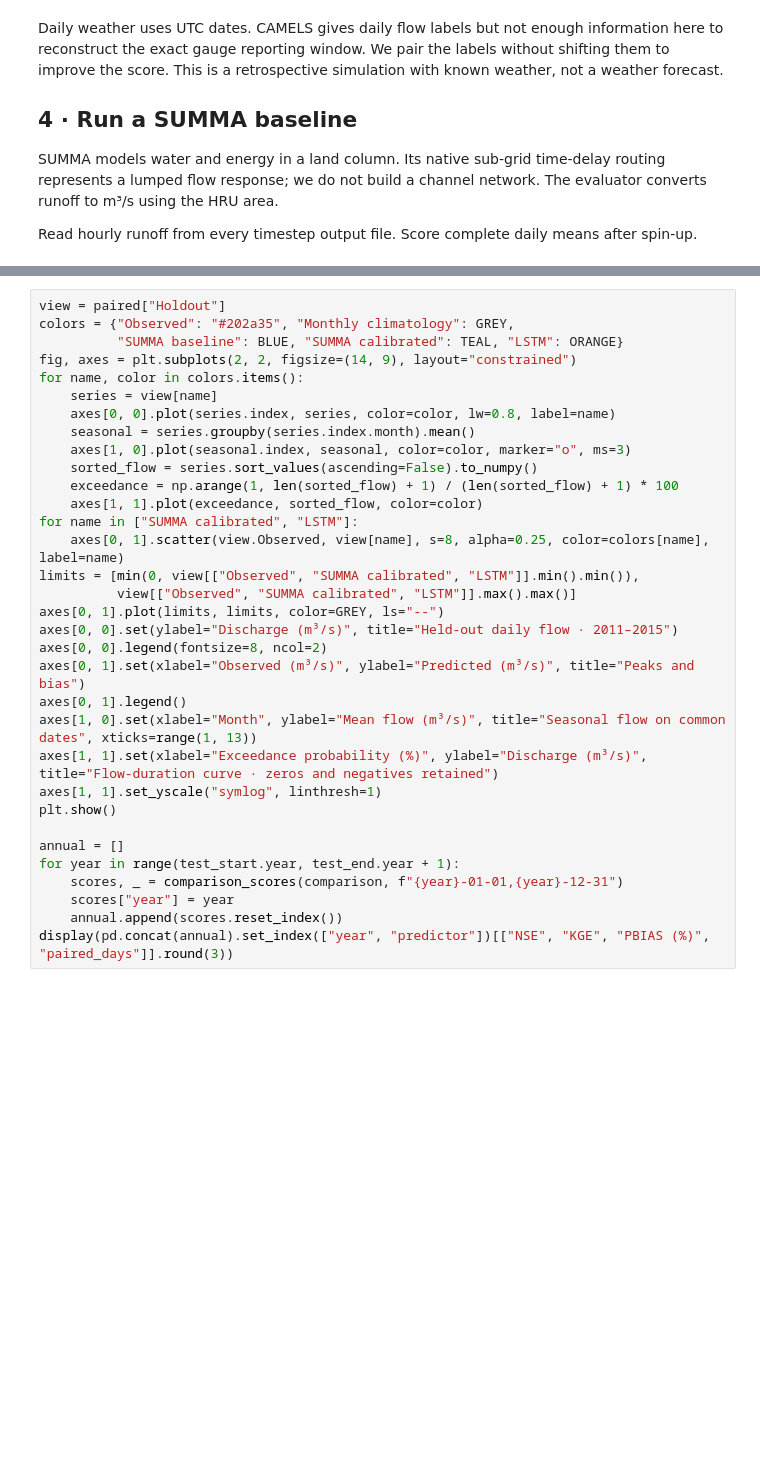
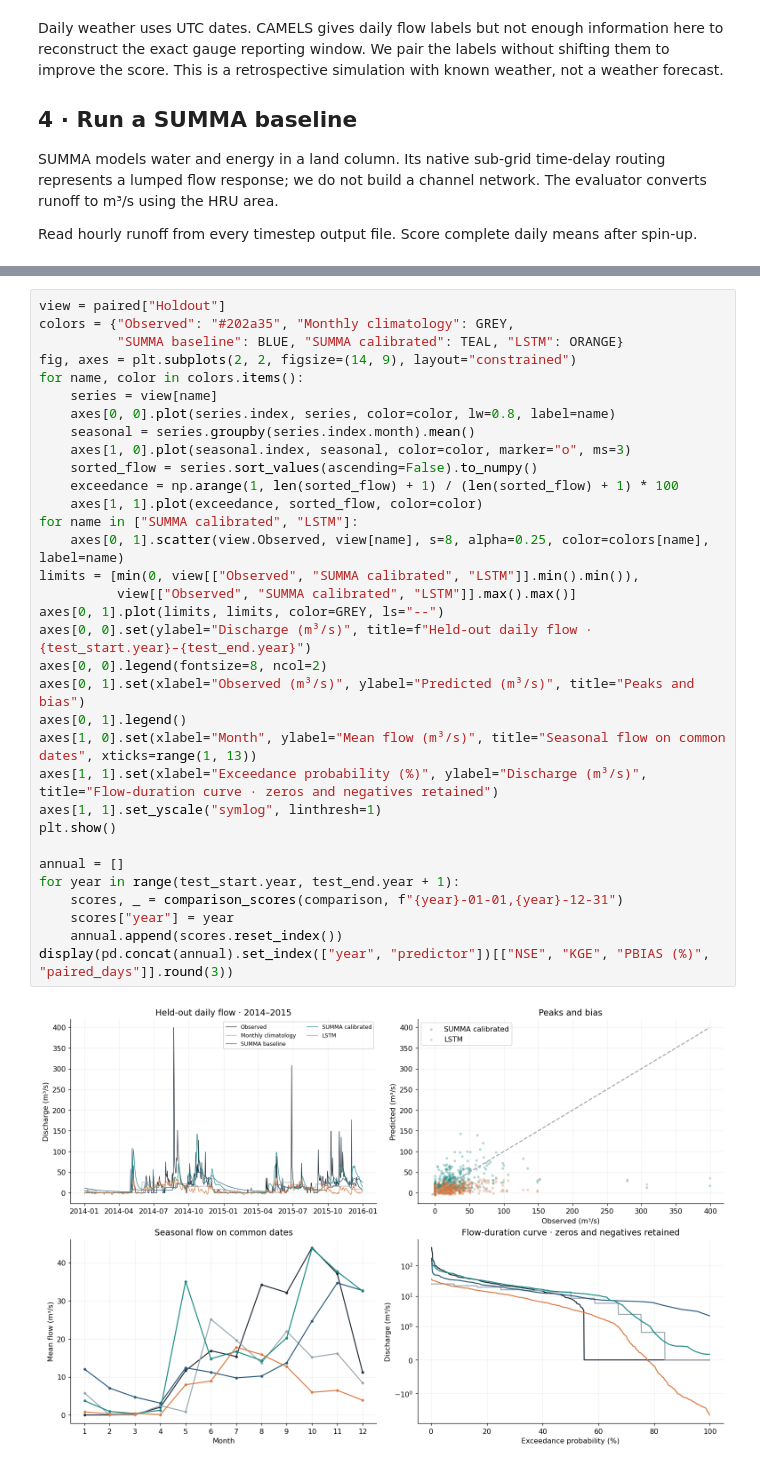
Before and after one commit to symfluence-org/SYMFLUENCE, a Jupyter notebook: examples/04_workshop_notebooks/04e_intelligent_rivers_streamflow.ipynb, the cells around one changed output, grey strips where cells are left out. Drawn from its saved outputs; the diff is of its cells as text; blank space fills up the shorter version.

```diff
--- a/examples/04_workshop_notebooks/04e_intelligent_rivers_streamflow.ipynb
+++ b/examples/04_workshop_notebooks/04e_intelligent_rivers_streamflow.ipynb
@@ -287,31 +365,33 @@ view = paired["Holdout"]
 colors = {"Observed": "#202a35", "Monthly climatology": GREY,
           "SUMMA baseline": BLUE, "SUMMA calibrated": TEAL, "LSTM": ORANGE}
 fig, axes = plt.subplots(2, 2, figsize=(14, 9), layout="constrained")
 for name, color in colors.items():
     series = view[name]
     axes[0, 0].plot(series.index, series, color=color, lw=0.8, label=name)
     seasonal = series.groupby(series.index.month).mean()
     axes[1, 0].plot(seasonal.index, seasonal, color=color, marker="o", ms=3)
     sorted_flow = series.sort_values(ascending=False).to_numpy()
     exceedance = np.arange(1, len(sorted_flow) + 1) / (len(sorted_flow) + 1) * 100
     axes[1, 1].plot(exceedance, sorted_flow, color=color)
 for name in ["SUMMA calibrated", "LSTM"]:
     axes[0, 1].scatter(view.Observed, view[name], s=8, alpha=0.25, color=colors[name], label=name)
 limits = [min(0, view[["Observed", "SUMMA calibrated", "LSTM"]].min().min()),
           view[["Observed", "SUMMA calibrated", "LSTM"]].max().max()]
 axes[0, 1].plot(limits, limits, color=GREY, ls="--")
-axes[0, 0].set(ylabel="Discharge (m³/s)", title="Held-out daily flow · 2011–2015")
+axes[0, 0].set(ylabel="Discharge (m³/s)", title=f"Held-out daily flow · {test_start.year}–{test_end.year}")
 axes[0, 0].legend(fontsize=8, ncol=2)
 axes[0, 1].set(xlabel="Observed (m³/s)", ylabel="Predicted (m³/s)", title="Peaks and bias")
 axes[0, 1].legend()
 axes[1, 0].set(xlabel="Month", ylabel="Mean flow (m³/s)", title="Seasonal flow on common dates", xticks=range(1, 13))
 axes[1, 1].set(xlabel="Exceedance probability (%)", ylabel="Discharge (m³/s)", title="Flow-duration curve · zeros and negatives retained")
 axes[1, 1].set_yscale("symlog", linthresh=1)
 plt.show()
 
 annual = []
 for year in range(test_start.year, test_end.year + 1):
     scores, _ = comparison_scores(comparison, f"{year}-01-01,{year}-12-31")
     scores["year"] = year
     annual.append(scores.reset_index())
 display(pd.concat(annual).set_index(["year", "predictor"])[["NSE", "KGE", "PBIAS (%)", "paired_days"]].round(3))
+# %% [output]
+[figure, added]
```
Also changed, not shown: parts of 16 cells of this notebook, 2 other files.
